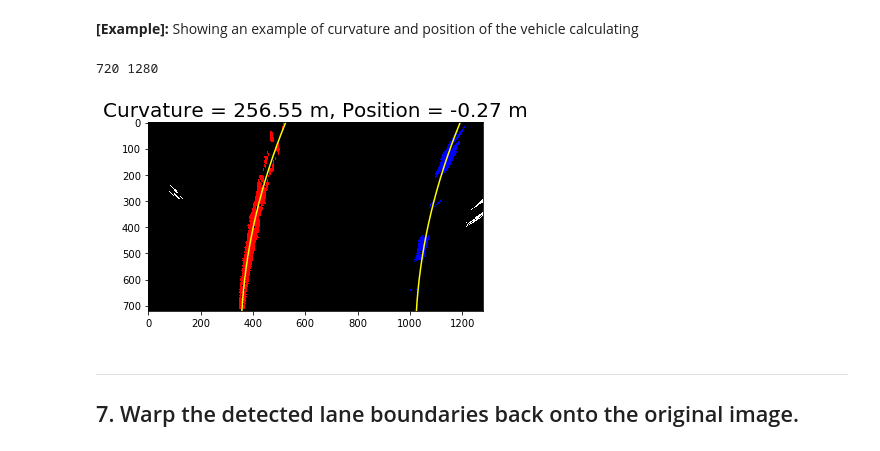
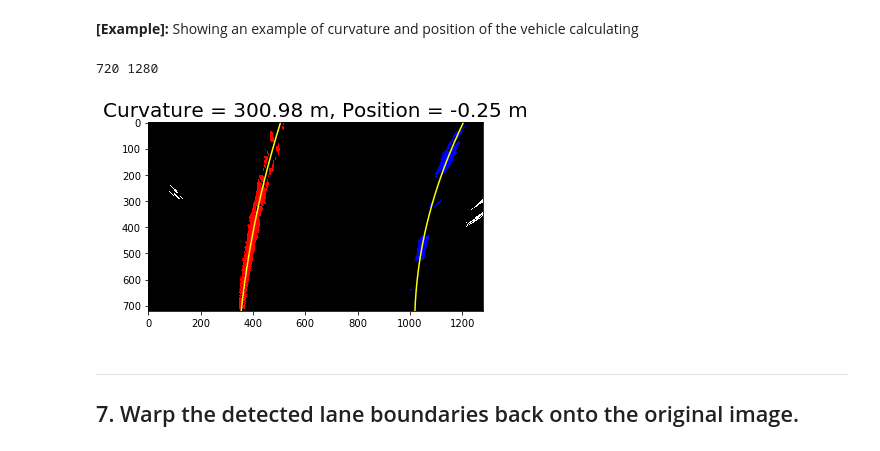
Before and after one commit to bobondemon/Lane-Line-Finding, a Jupyter notebook: Advanced-Lane-Finding.ipynb, the cells around one changed output. Drawn from its saved outputs; the diff is of its cells as text; code cells hidden in the pictures.

Commit message:
Add dynamic src pts for perspective

```diff
--- a/Advanced-Lane-Finding.ipynb
+++ b/Advanced-Lane-Finding.ipynb
@@ -357,0 +360,26 @@ def fit_lane_shared_coeff(lpixelx,lpixely,rpixelx,rpixely,height):
+# %%
+def perspective_warper_dynamic_src(combined, dst, left_fitx, right_fitx, ploty, warpM):
+    # find the new perspective src pts
+    min_ploty = np.min(ploty)
+    min_ploty_idx = np.argmin(ploty)
+    max_ploty = np.max(ploty)
+    max_ploty_idx = np.argmax(ploty)
+
+    # top-left
+    pt1 = [left_fitx[min_ploty_idx], min_ploty, 1]
+    # buttom-left
+    pt2 = [left_fitx[max_ploty_idx], max_ploty, 1]
+    # buttom-right
+    pt3 = [right_fitx[max_ploty_idx], max_ploty, 1]
+    # top-right
+    pt4 = [right_fitx[min_ploty_idx], min_ploty, 1]
+
+    src_in_warp = np.array([pt1,pt2,pt3,pt4],np.float32).T
+
+    # perspective back those src_in_warp onto original image
+    new_src_tmp = np.dot(inv(warpM),src_in_warp)
+    new_src = new_src_tmp[:2,:]/np.vstack((new_src_tmp[-1,:],new_src_tmp[-1,:]))
+    new_src = new_src.astype(np.float32).T
+
+    new_perspective_img, warpM = perspective_warper(combined,new_src,dst)
+    return new_perspective_img, warpM
@@ -426,36 +520,41 @@ def curvature_position_calculating(left_fit,right_fit,height,width):
 # %%
 image = mpimg.imread('./test_images/test6.jpg')
 #image = mpimg.imread('./test_images/signs_vehicles_xygrad.jpg')
 height, width = image.shape[0:2]
 print(height,width)
 # Pipeline so far:
 # 1. camera distortion correctness
 image = cv2.undistort(image, mtx, dist, None, mtx)
 # 2. making
 combined = combined_binary_mask(image)
 # 3. perspective view
-perspective_img, _ = perspective_warper(combined,src,dst)
+perspective_img, warpM = perspective_warper(combined,src,dst)
 # 4. lane line pixel identification
 win_num=9
 lcenter=np.ones(win_num)*int(1280/4)
 rcenter=np.ones(win_num)*int(1280*3/4)
 lpixelx,lpixely,rpixelx,rpixely,lcenter,rcenter = identify_lane_pixel(perspective_img, lcenter, rcenter, win_num=win_num, start_from_button=True)
 # 5. lane line curve fit
-left_fit,right_fit,left_fitx,right_fitx,ploty = fit_lane_shared_coeff(lpixelx,lpixely,rpixelx,rpixely,height)
+left_fit,right_fit,left_fitx,right_fitx,ploty = fit_lane(lpixelx,lpixely,rpixelx,rpixely,height)
+# 5.5 dynamic src pts of perspective
+new_perspective_img, _ = perspective_warper_dynamic_src(combined, dst, left_fitx, right_fitx, ploty, warpM)
+new_lpixelx,new_lpixely,new_rpixelx,new_rpixely,lcenter,rcenter = identify_lane_pixel(new_perspective_img, lcenter, rcenter, win_num=win_num, start_from_button=True)
+new_left_fit,new_right_fit,new_left_fitx,new_right_fitx,new_ploty = fit_lane(new_lpixelx,new_lpixely,new_rpixelx,new_rpixely,height)
 # 6. Curvature calculating
-r, pos = curvature_position_calculating(left_fit,right_fit,height-1,width)
+_, pos = curvature_position_calculating(left_fit,right_fit,height-1,width)
+r, _ = curvature_position_calculating(new_left_fit,new_right_fit,height-1,width)
 # plotting area
 out_img = np.dstack((perspective_img, perspective_img, perspective_img))*255
 out_img[lpixely, lpixelx, :] = [255,0,0]
 out_img[rpixely, rpixelx, :] = [0,0,255]
 plt.imshow(out_img)
 plt.title('Curvature = {:.2f} m, Position = {:+.2f} m'.format(r,pos), fontsize=20)
 plt.plot(left_fitx, ploty, color='yellow')
 plt.plot(right_fitx, ploty, color='yellow')
 plt.savefig('./output_images/6_curvature.jpg')
 # %% [output]
 720 1280
-[figure, old version]
+[figure, new version]
 # %% [markdown]
 ---
 ## 7. Warp the detected lane boundaries back onto the original image.
```
Also changed, not shown: parts of 7 cells of this notebook, 7 other files.
